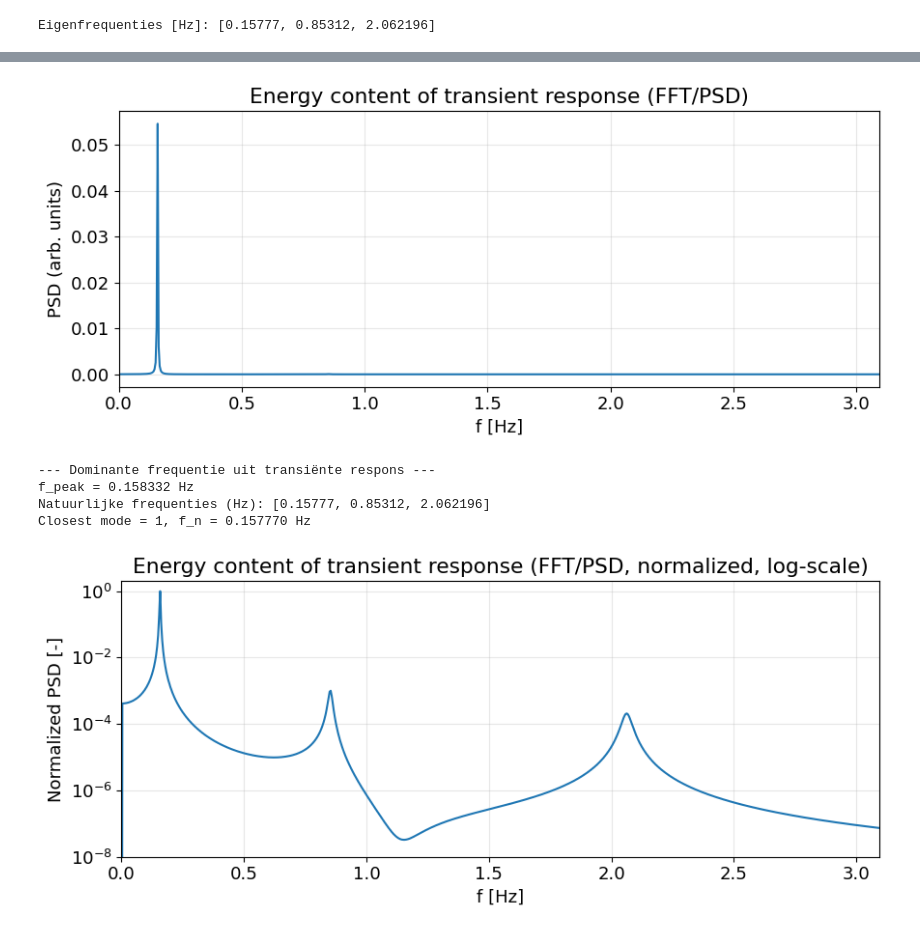
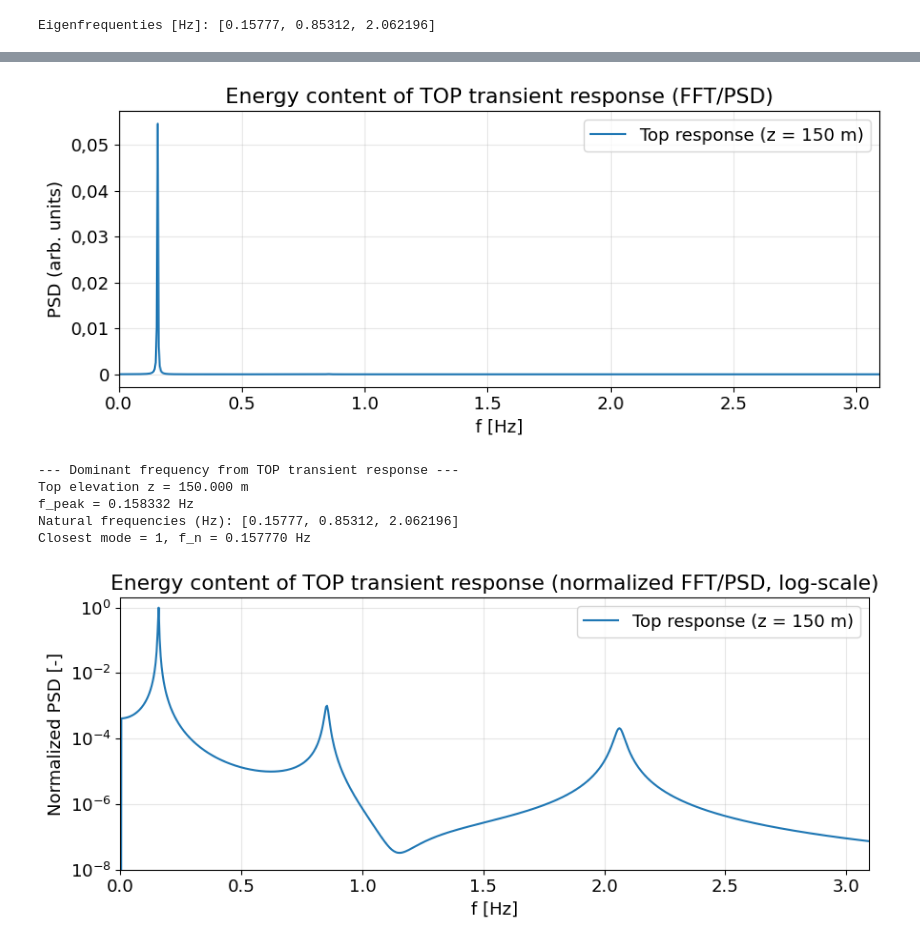
Before and after one commit to JulianEngel1999/FSI_Assignment_2, a Jupyter notebook: impulsive_wave_breaking.ipynb, the cells around one changed output, grey strips where cells are left out. Drawn from its saved outputs; the diff is of its cells as text; code cells hidden in the pictures.

```diff
--- a/impulsive_wave_breaking.ipynb
+++ b/impulsive_wave_breaking.ipynb
@@ -690,5 +736,7 @@ Running transient model with modal damping only (top dashpot removed).
 # %%
-# FFT / PSD and dominant energy frequency
+# FFT / PSD and dominant energy frequency at the tower top (z = H_turb)
+from matplotlib.ticker import FuncFormatter
+
 x_detr = x_top - np.mean(x_top)
 N = len(x_detr)
 Xf = np.fft.rfft(x_detr)
@@ -699,40 +747,68 @@ idx_peak = np.argmax(PSD[1:]) + 1 if len(PSD) > 1 else 0
 f_peak = float(freq[idx_peak])
 closest_mode = int(np.argmin(np.abs(freq_n - f_peak)))
 
+def comma_trim(y, _):
+    s = f"{y:.10f}".rstrip('0').rstrip('.')
+    if s in ('', '-0'):
+        s = '0'
+    return s.replace('.', ',')
+
 plt.figure(figsize=(9, 4))
-plt.plot(freq, PSD)
+plt.plot(freq, PSD, color='tab:blue', label=f'Top response (z = {H_turb:.0f} m)')
 plt.xlim(0.0, max(1.5 * float(np.max(freq_n)), 0.5))
 plt.xlabel('f [Hz]')
 plt.ylabel('PSD (arb. units)')
-plt.title('Energy content of transient response (FFT/PSD)')
+plt.title('Energy content of TOP transient response (FFT/PSD)')
 plt.grid(True, alpha=0.3)
+
+ax = plt.gca()
+ax.ticklabel_format(style='plain', axis='y', useOffset=False)
+ax.yaxis.set_major_formatter(FuncFormatter(comma_trim))
+
+plt.legend()
 plt.tight_layout()
 plt.show()
 
-print('--- Dominante frequentie uit transiënte respons ---')
+print('--- Dominant frequency from TOP transient response ---')
+print(f'Top elevation z = {H_turb:.3f} m')
 print(f'f_peak = {f_peak:.6f} Hz')
-print('Natuurlijke frequenties (Hz):', [float(f"{v:.6f}") for v in freq_n])
+print('Natural frequencies (Hz):', [float(f"{v:.6f}") for v in freq_n])
 print(f'Closest mode = {closest_mode + 1}, f_n = {freq_n[closest_mode]:.6f} Hz')
 # %% [output]
-[figure, old version]
+[figure, new version]
---- Dominante frequentie uit transiënte respons ---
+--- Dominant frequency from TOP transient response ---
+Top elevation z = 150.000 m
 f_peak = 0.158332 Hz
-Natuurlijke frequenties (Hz): [0.15777, 0.85312, 2.062196]
+Natural frequencies (Hz): [0.15777, 0.85312, 2.062196]
 Closest mode = 1, f_n = 0.157770 Hz
 # %%
-# Extra plot: PSD normalized by its own maximum, with log-scale y-axis
+# Extra plot: TOP PSD normalized by its own maximum, with log-scale y-axis
+from matplotlib.ticker import FuncFormatter
+
 PSD_norm = PSD / (np.max(PSD) + 1e-30)
 
+def comma_trim(y, _):
+    s = f"{y:.10f}".rstrip('0').rstrip('.')
+    if s in ('', '-0'):
+        s = '0'
+    return s.replace('.', ',')
+
 plt.figure(figsize=(9, 4))
-plt.plot(freq, PSD_norm, color='tab:blue')
+plt.plot(freq, PSD_norm, color='tab:blue', label=f'Top response (z = {H_turb:.0f} m)')
 plt.xlim(0.0, max(1.5 * float(np.max(freq_n)), 0.5))
 plt.yscale('log')
 plt.ylim(1e-8, 2.0)
 plt.xlabel('f [Hz]')
 plt.ylabel('Normalized PSD [-]')
-plt.title('Energy content of transient response (FFT/PSD, normalized, log-scale)')
+plt.title('Energy content of TOP transient response (normalized FFT/PSD, log-scale)')
 plt.grid(True, alpha=0.3)
+
+# Keep scientific 10^ notation on normalized log-scale axis
+ax = plt.gca()
+ax.yaxis.set_major_formatter(plt.LogFormatterMathtext())
+
+plt.legend()
 plt.tight_layout()
 plt.show()
 # %% [output]
-[figure, old version]
+[figure, new version]
```
Also changed, not shown: parts of 3 cells of this notebook.
